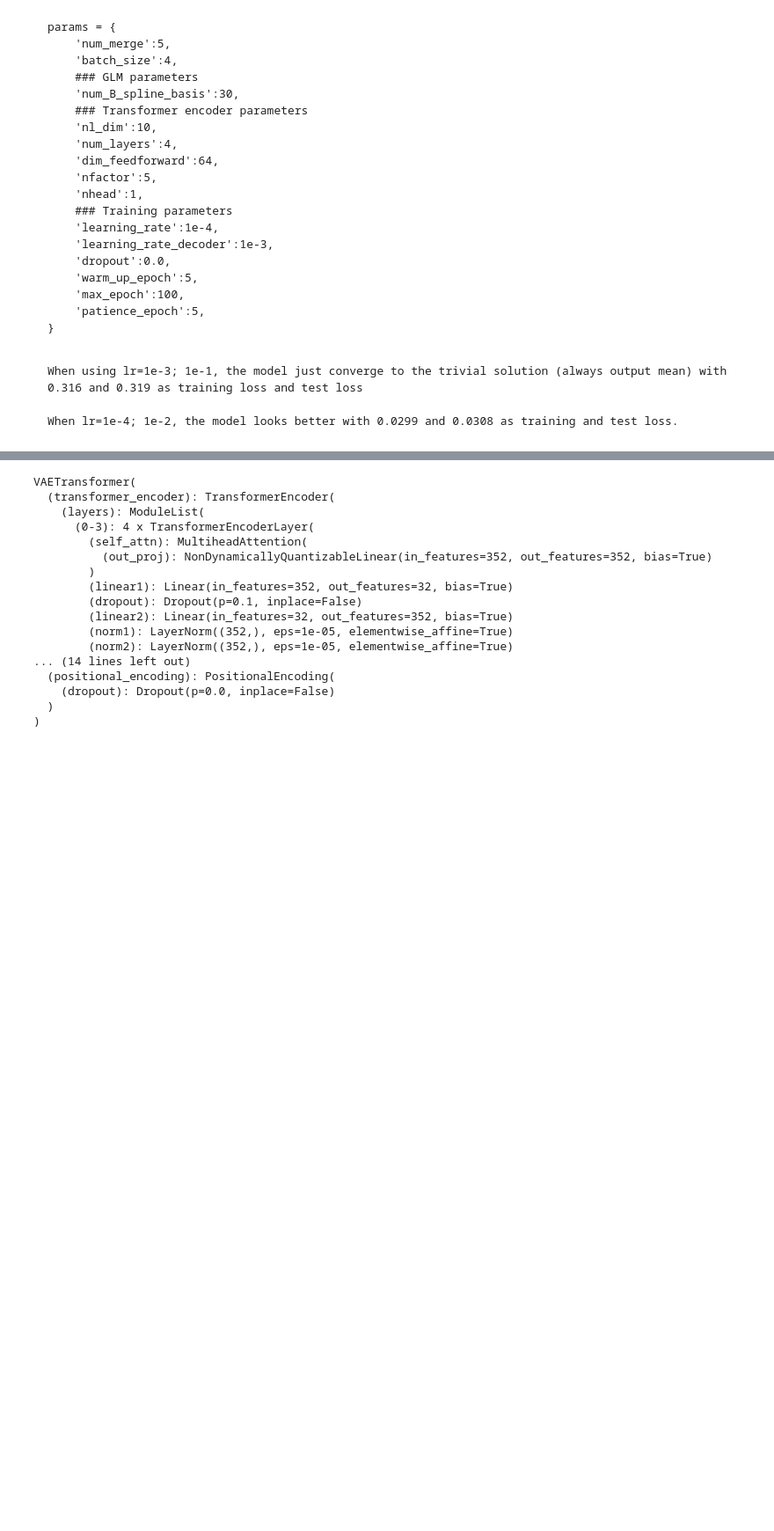
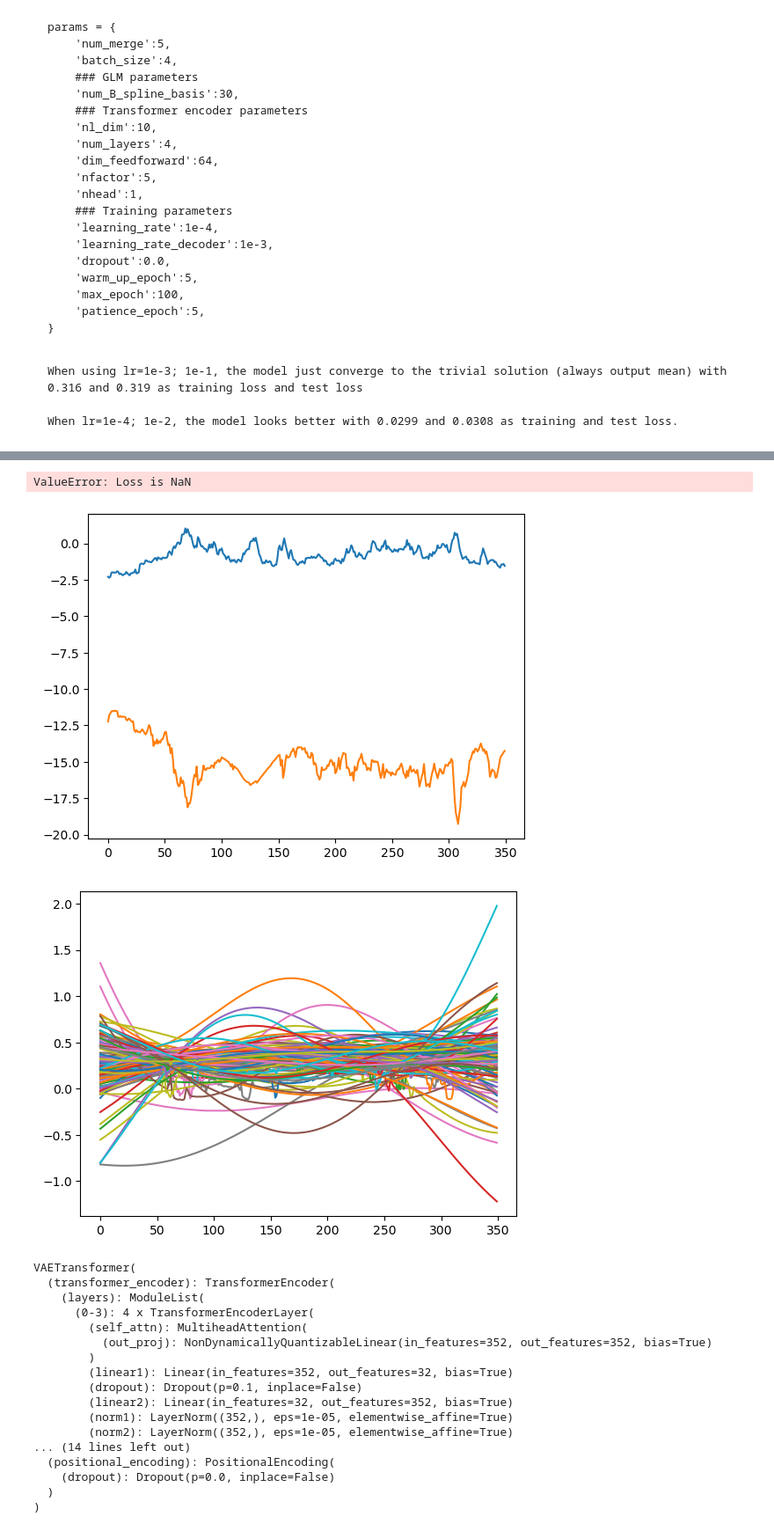
Before and after one commit to Qi-Xin/FC-GPFA, a Jupyter notebook: Decoder&Encoder.ipynb, the cells around one changed output, grey strips where cells are left out. Shown at 88% size. Saved outputs shown, nothing was run; the diff lists cells and outputs as text; code cells hidden in the pictures; blank space fills up the shorter version.

```diff
--- a/Decoder&Encoder.ipynb
+++ b/Decoder&Encoder.ipynb
@@ -683,19 +683,19 @@ params = {
     'beta': 0.2,
     'decoder_architecture': 0,
     'dim_feedforward': 128,
-    'dropout': 0.0,
+    'dropout': 0.2,
     'learning_rate': 0.001,
     'learning_rate_decoder': 0.01,
     'learning_rate_cp': 0.01,
     'epoch_warm_up': 5,
-    'epoch_fix_latent': 100,
+    'epoch_fix_latent': 50,
     'epoch_patience': 5,
     'epoch_max': 100,
-    'nfactor': 32,
-    'nhead': 2,
-    'nl_dim': 16,
-    'num_B_spline_basis': 25,
-    'num_layers': 4,
+    'nfactor': 8,
+    'nhead': 1,
+    'nl_dim': 8,
+    'num_B_spline_basis': 20,
+    'num_layers': 8,
     'num_merge': 10,
     'sample_latent': False,
     'nsubspace': 1,
@@ -730,3 +731,6 @@ Early stopping triggered.
+ValueError: Loss is NaN
+[figure, added]
+[figure, added]
 # %%
 trainer.model
 # %% [output]
```
Also changed, not shown: parts of 9 cells of this notebook, 2 other files.
